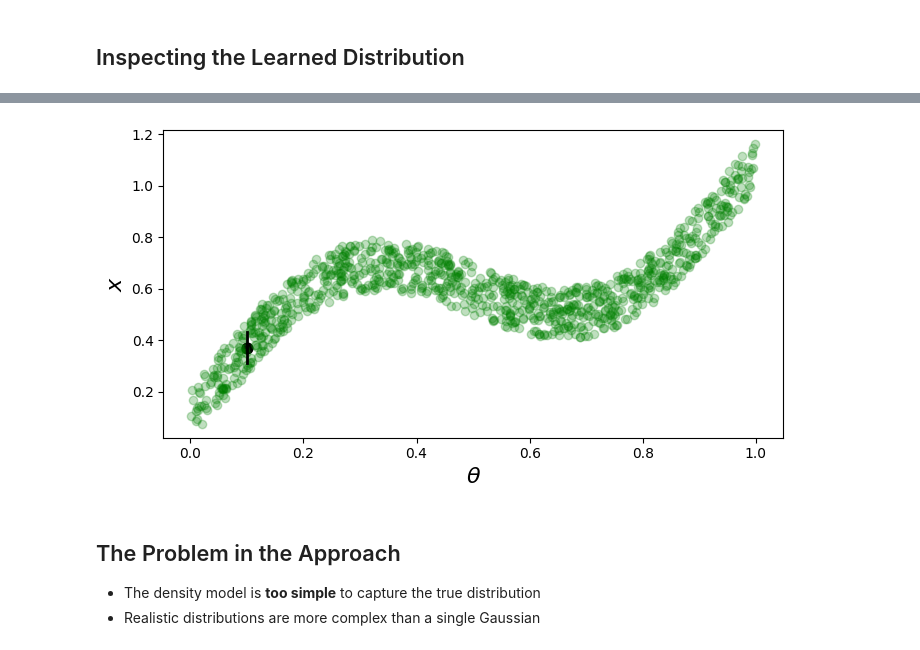
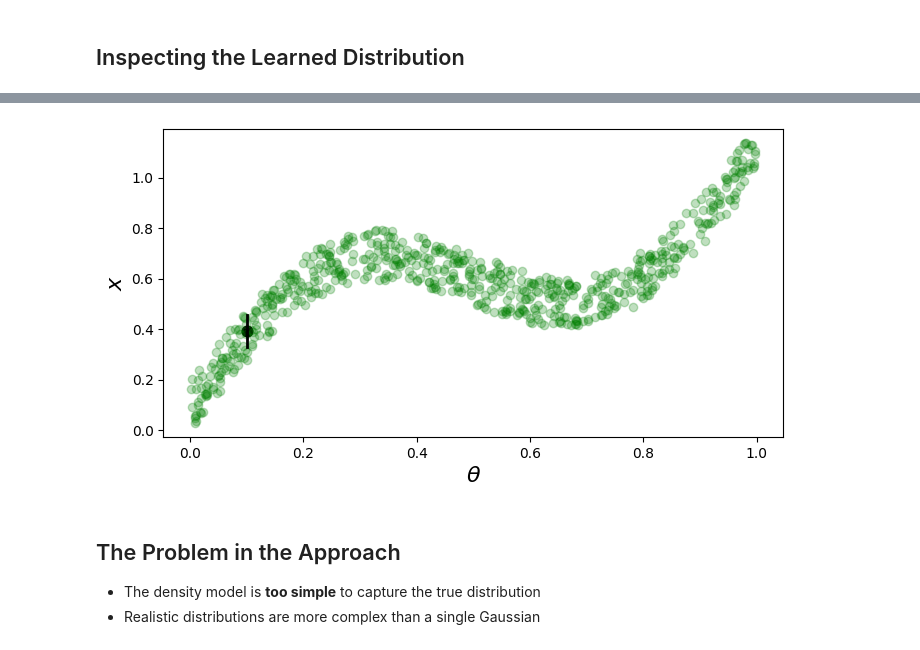
Before and after one commit to aai-institute/tfl-training-sbi, a Jupyter notebook: notebooks/nb_02_conditional_density_estimation.ipynb, the cells around one changed output, grey strips where cells are left out. Cells and saved outputs as stored; diff of their text form; code cells hidden in the pictures.

```diff
--- a/notebooks/nb_02_conditional_density_estimation.ipynb
+++ b/notebooks/nb_02_conditional_density_estimation.ipynb
@@ -140,7 +139,7 @@ Approximate $p(x \mid \theta = 0.1)$.
 # %% [markdown]
 ## Create  the Dataset
 # %%
-sample_size = 1000
+sample_size = 10_000
 dim = 1
 
 theta = torch.rand((sample_size, dim))
@@ -199,21 +202,21 @@ Estimated mean: 0.371 and sigma: 0.060
 # %%
 plt.figure(figsize=(8, 4))
 
-plt.plot(theta, x, "go", alpha=0.25)
+plt.plot(theta[::15], x[::15], "go", alpha=0.25)
 plt.plot(
     [theta_cond[0], theta_cond[0]],
     [cond_mean - cond_std, cond_mean + cond_std],
     "k-",
     linewidth=2,
 )
 plt.scatter(theta_cond[0], cond_mean, c="k", s=60)
 
 plt.ylabel("$x$", fontsize=16)
 plt.xlabel("$\\theta$", fontsize=16)
 
 plt.show()
 # %% [output]
-[figure, old version]
+[figure, new version]
 # %%
 # todo: eval. the density est. for all thetas to show that it is a good fit
 # %% [markdown]
```
Also changed, not shown: parts of 17 cells of this notebook.
